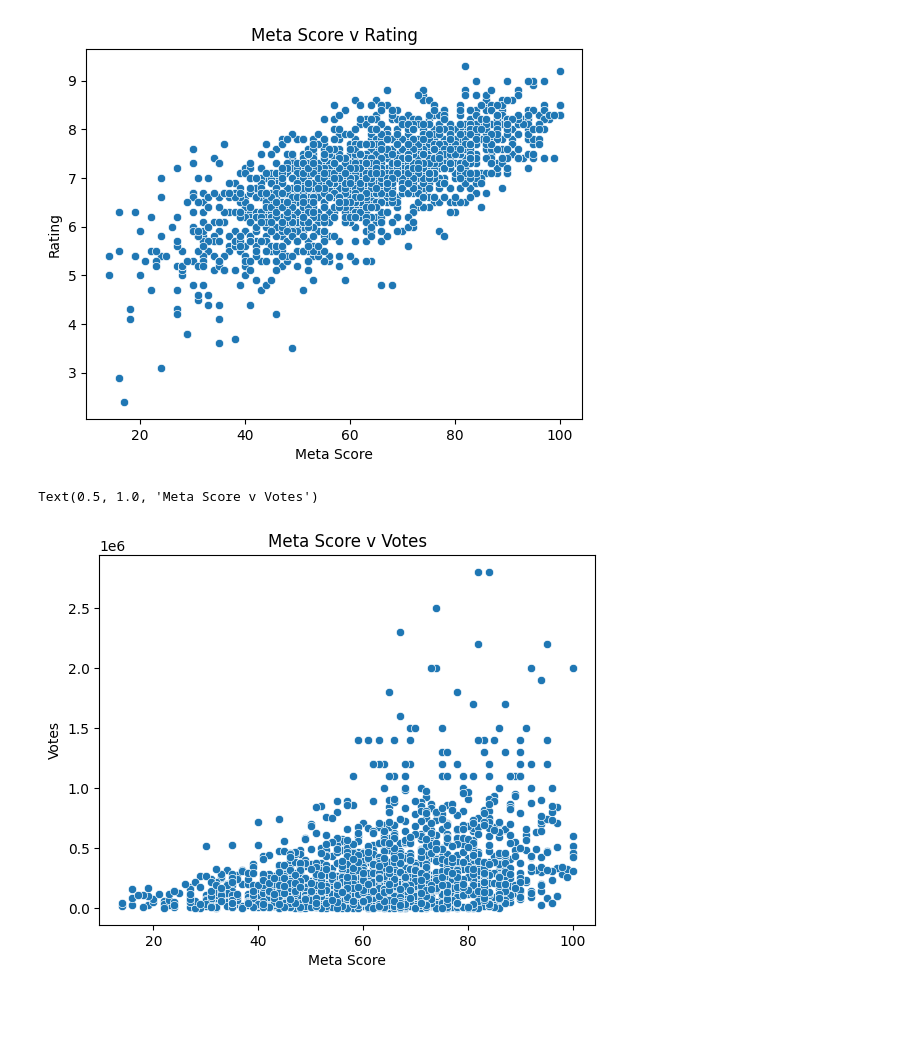
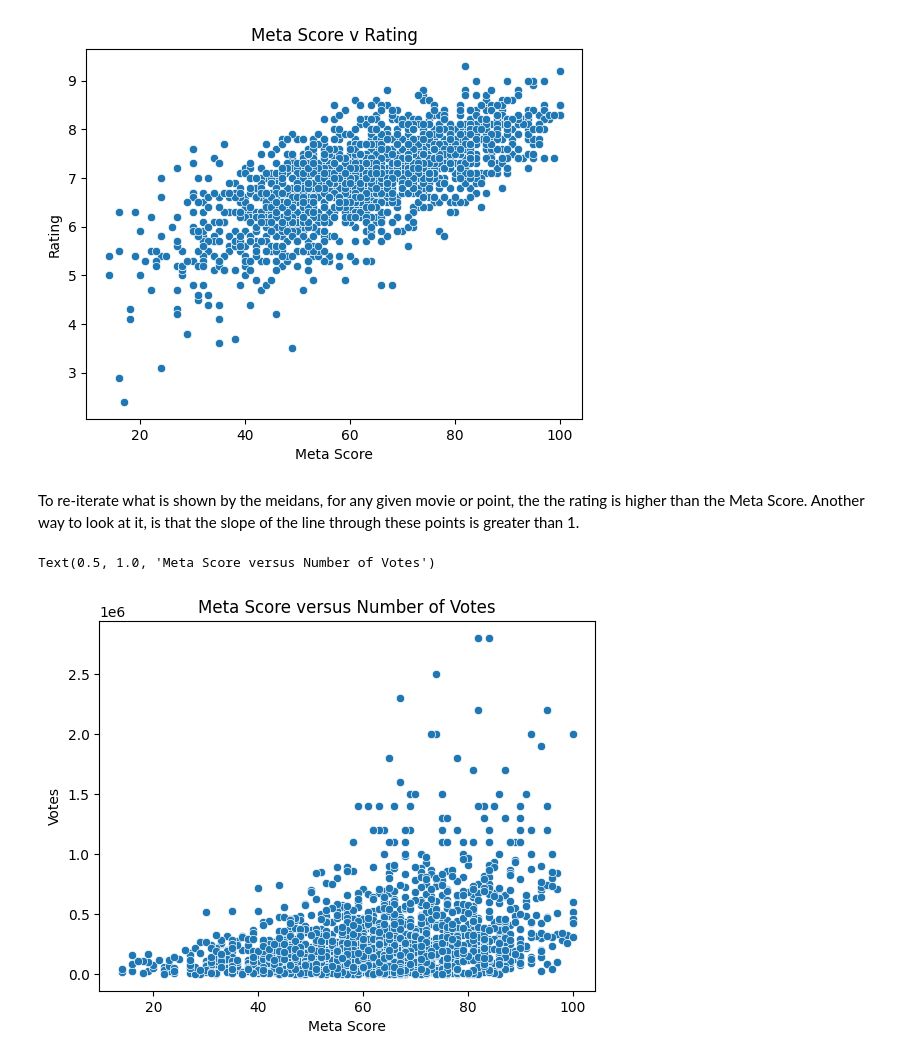
Before and after one commit to sanaa-repo/Data-Analysis, a Jupyter notebook: dataanalysis.ipynb, the cells around one changed output. Saved outputs shown, nothing was run; the diff lists cells and outputs as text; code cells hidden in the pictures; blank space fills up the shorter version.

```diff
--- a/dataanalysis.ipynb
+++ b/dataanalysis.ipynb
@@ -101,0 +132,6 @@ Name: Genre, dtype: object
+# %%
+# Group movies by 5-year intervals
+df['Time-Frame'] = pd.cut(df['Year'], bins=range(df['Year'].min(), df['Year'].max() + 21, 20), right=False) # For sorting data into time based bins :)
+movies_over_time = df.groupby('Year_Group')['Genre'].apply(lambda x: x.value_counts().idxmax()).reset_index(name='Most_Popular_Genre')
+
+sns.barplot(x='Year_Group', y=1, hue='Most_Popular_Genre', data=movies_over_time, palette='viridis')
@@ -135,10 +178,12 @@ plt.title("Meta Score v Rating")
 # %% [output]
 Text(0.5, 1.0, 'Meta Score v Rating')
 [figure]
+# %% [markdown]
+To re-iterate what is shown by the meidans, for any given movie or point, the the rating is higher than the Meta Score. Another way to look at it, is that the slope of the line through these points is greater than 1.
 # %%
 sns.scatterplot(data=df, x="Meta Score", y="Votes")
 
-plt.title("Meta Score v Votes")
+plt.title("Meta Score versus Number of Votes")
 # %% [output]
-Text(0.5, 1.0, 'Meta Score v Votes')
+Text(0.5, 1.0, 'Meta Score versus Number of Votes')
-[figure, old version]
+[figure, new version]
```
Also changed, not shown: parts of 10 cells of this notebook.
